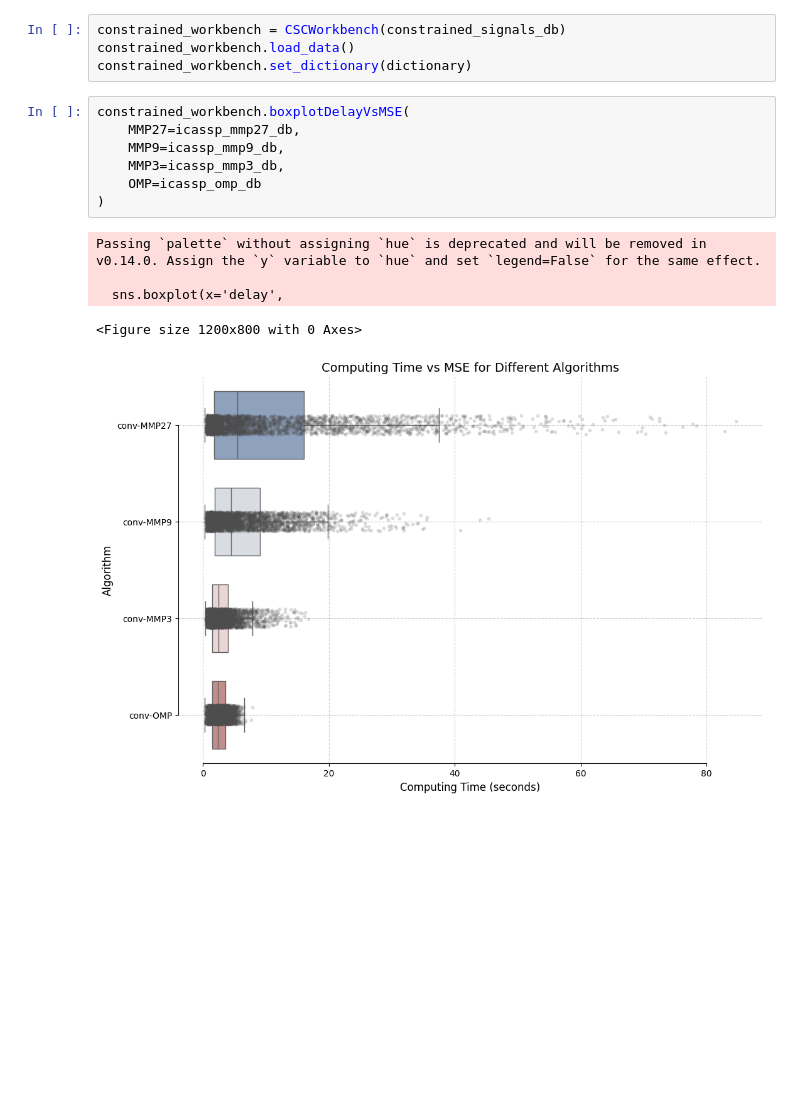
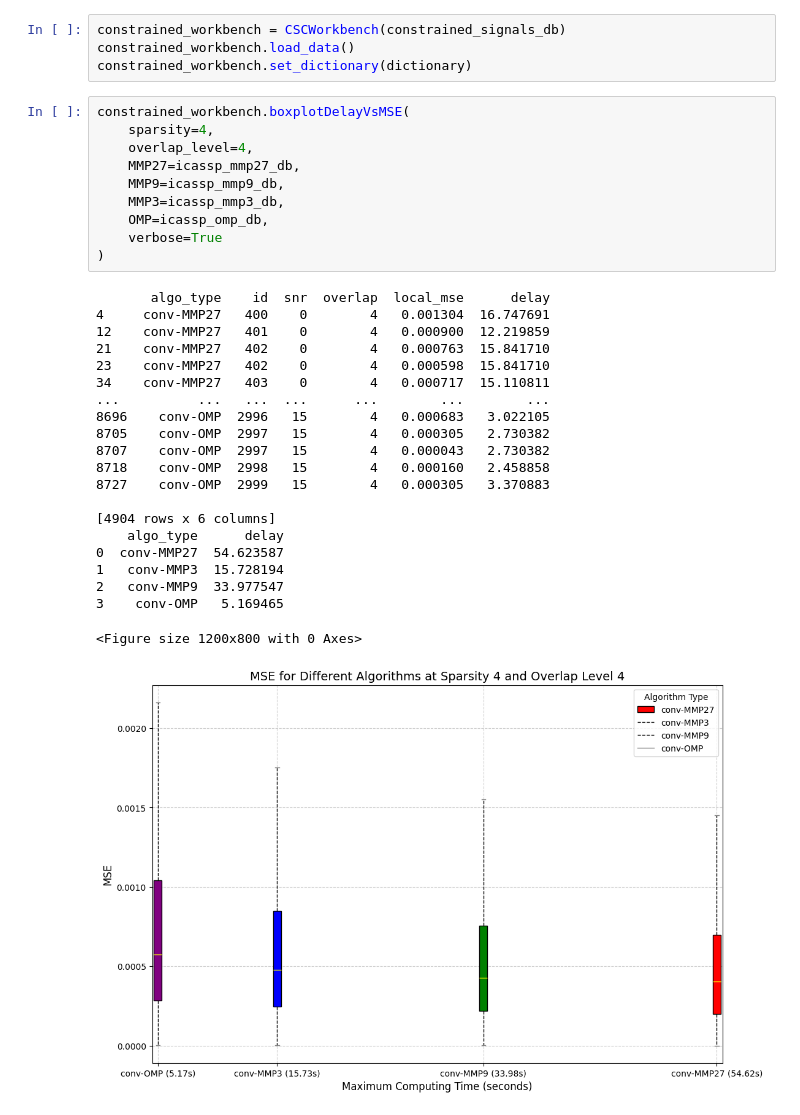
Before and after one commit to yanisgomes/csc, a Jupyter notebook: icassp/icassp_mse_vs_time.ipynb, the cells around one changed output. Drawn from its saved outputs; the diff is of its cells as text; blank space fills up the shorter version.

```diff
--- a/icassp/icassp_mse_vs_time.ipynb
+++ b/icassp/icassp_mse_vs_time.ipynb
@@ -59,15 +59,34 @@ constrained_workbench.load_data()
 constrained_workbench.set_dictionary(dictionary)
 # %%
 constrained_workbench.boxplotDelayVsMSE(
+    sparsity=4,
+    overlap_level=4,
     MMP27=icassp_mmp27_db,
     MMP9=icassp_mmp9_db,
     MMP3=icassp_mmp3_db,
-    OMP=icassp_omp_db
+    OMP=icassp_omp_db,
+    verbose=True
 )
 # %% [output]
-Passing `palette` without assigning `hue` is deprecated and will be removed in v0.14.0. Assign the `y` variable to `hue` and set `legend=False` for the same effect.
+       algo_type    id  snr  overlap  local_mse      delay
+4     conv-MMP27   400    0        4   0.001304  16.747691
+12    conv-MMP27   401    0        4   0.000900  12.219859
+21    conv-MMP27   402    0        4   0.000763  15.841710
+23    conv-MMP27   402    0        4   0.000598  15.841710
+34    conv-MMP27   403    0        4   0.000717  15.110811
+...          ...   ...  ...      ...        ...        ...
+8696    conv-OMP  2996   15        4   0.000683   3.022105
+8705    conv-OMP  2997   15        4   0.000305   2.730382
+8707    conv-OMP  2997   15        4   0.000043   2.730382
+8718    conv-OMP  2998   15        4   0.000160   2.458858
+8727    conv-OMP  2999   15        4   0.000305   3.370883
 
-  sns.boxplot(x='delay',
+[4904 rows x 6 columns]
+    algo_type      delay
+0  conv-MMP27  54.623587
+1   conv-MMP3  15.728194
+2   conv-MMP9  33.977547
+3    conv-OMP   5.169465
 <Figure size 1200x800 with 0 Axes>
-[figure, old version]
+[figure, new version]
 # %%
```
Also changed, not shown: parts of 1 cell of this notebook, 8 other files.
